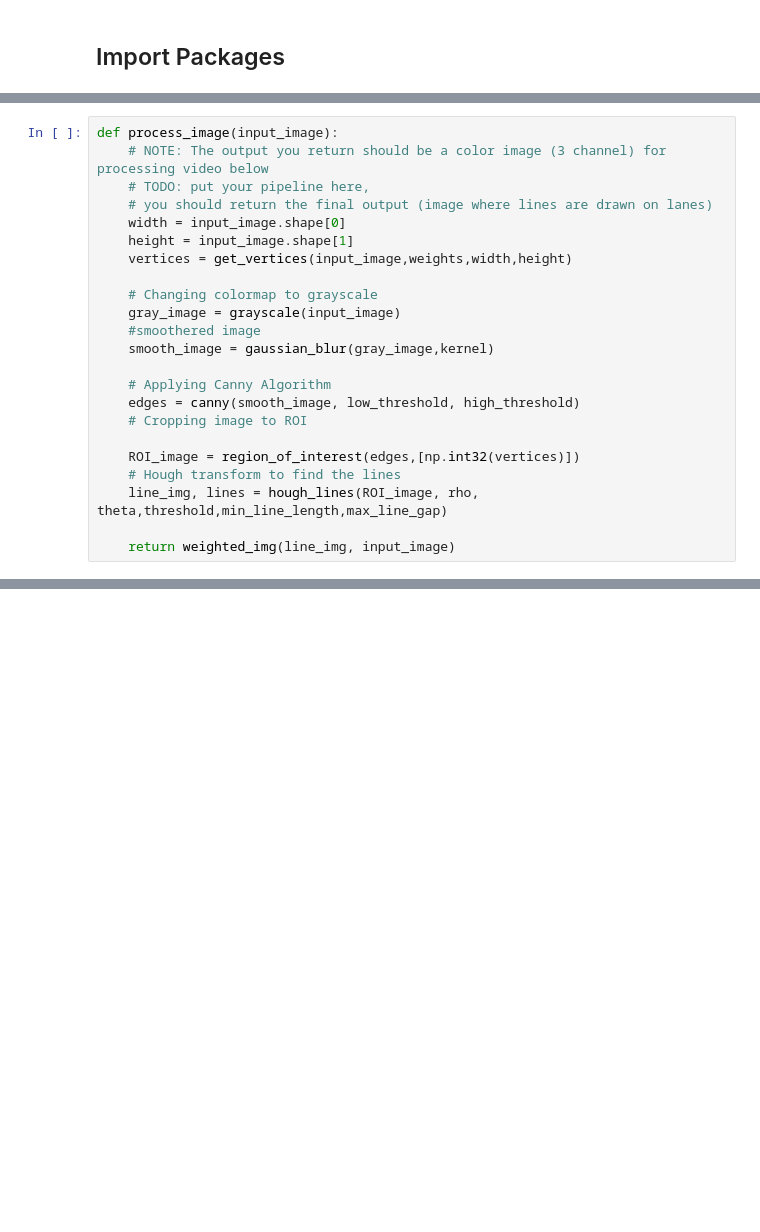
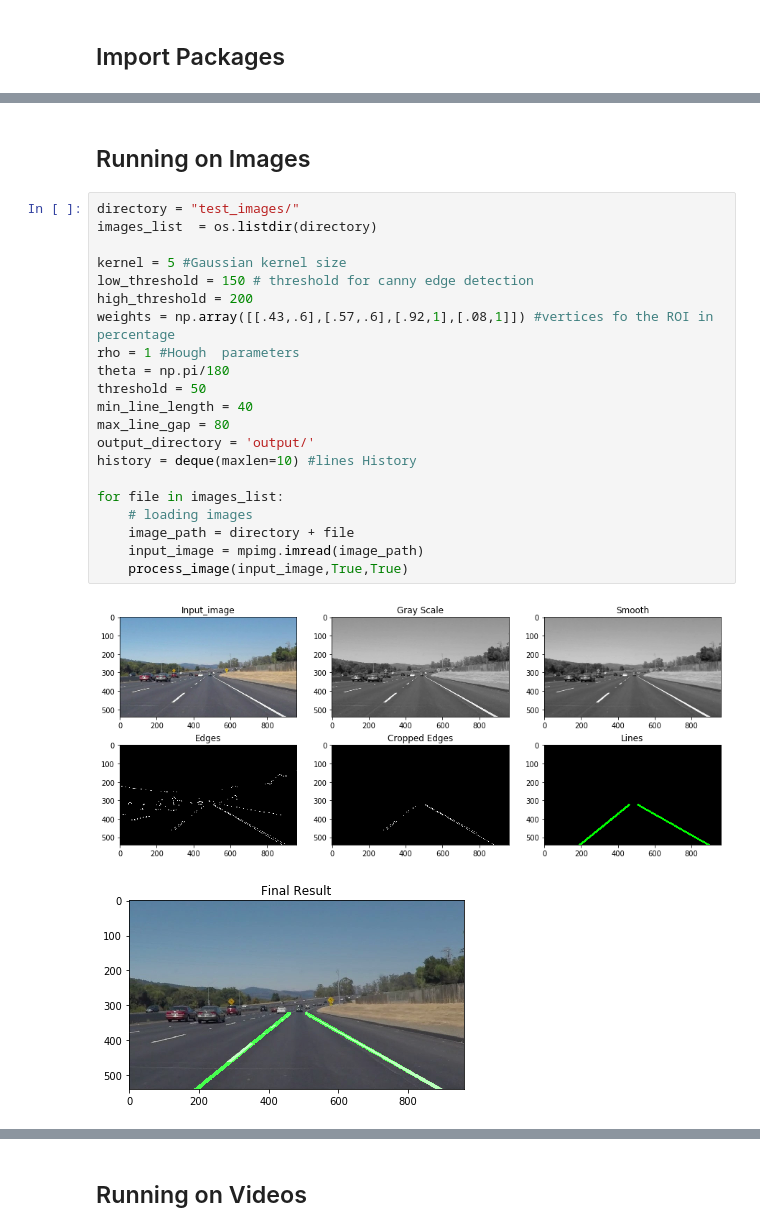
Before and after one commit to cfficaurzua/P1-SDCND, a Jupyter notebook: P1.ipynb, the cells around one changed output, grey strips where cells are left out. Drawn from its saved outputs; the diff is of its cells as text; blank space fills up the shorter version.

```diff
--- a/P1.ipynb
+++ b/P1.ipynb
@@ -330,23 +8,0 @@ from IPython.display import HTML
-# %%
-def process_image(input_image):
-    # NOTE: The output you return should be a color image (3 channel) for processing video below
-    # TODO: put your pipeline here,
-    # you should return the final output (image where lines are drawn on lanes)
-    width = input_image.shape[0]
-    height = input_image.shape[1]
-    vertices = get_vertices(input_image,weights,width,height)
-
-    # Changing colormap to grayscale
-    gray_image = grayscale(input_image)
-    #smoothered image
-    smooth_image = gaussian_blur(gray_image,kernel)
-
-    # Applying Canny Algorithm
-    edges = canny(smooth_image, low_threshold, high_threshold)
-    # Cropping image to ROI
-
-    ROI_image = region_of_interest(edges,[np.int32(vertices)])
-    # Hough transform to find the lines
-    line_img, lines = hough_lines(ROI_image, rho, theta,threshold,min_line_length,max_line_gap)
-
-    return weighted_img(line_img, input_image)
@@ -456,0 +235,26 @@ HTML("""
+# %% [markdown]
+## Running on Images
+# %%
+directory = "test_images/"
+images_list  = os.listdir(directory)
+
+kernel = 5 #Gaussian kernel size
+low_threshold = 150 # threshold for canny edge detection
+high_threshold = 200
+weights = np.array([[.43,.6],[.57,.6],[.92,1],[.08,1]]) #vertices fo the ROI in percentage
+rho = 1 #Hough  parameters
+theta = np.pi/180
+threshold = 50
+min_line_length = 40
+max_line_gap = 80
+output_directory = 'output/'
+history = deque(maxlen=10) #lines History
+
+for file in images_list:
+    # loading images
+    image_path = directory + file
+    input_image = mpimg.imread(image_path)
+    process_image(input_image,True,True)
+# %% [output]
+[figure, added]
+[figure, added]
@@ -456,0 +271,2 @@ HTML("""
+# %% [markdown]
+## Running on Videos
```
Also changed, not shown: parts of 47 cells of this notebook, 9 other files.
